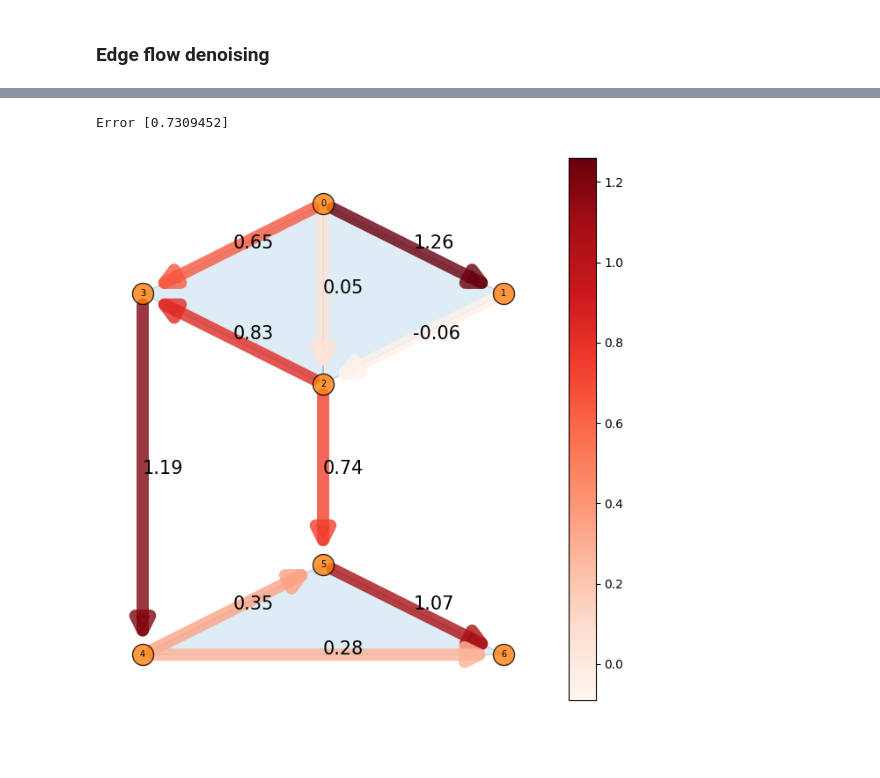
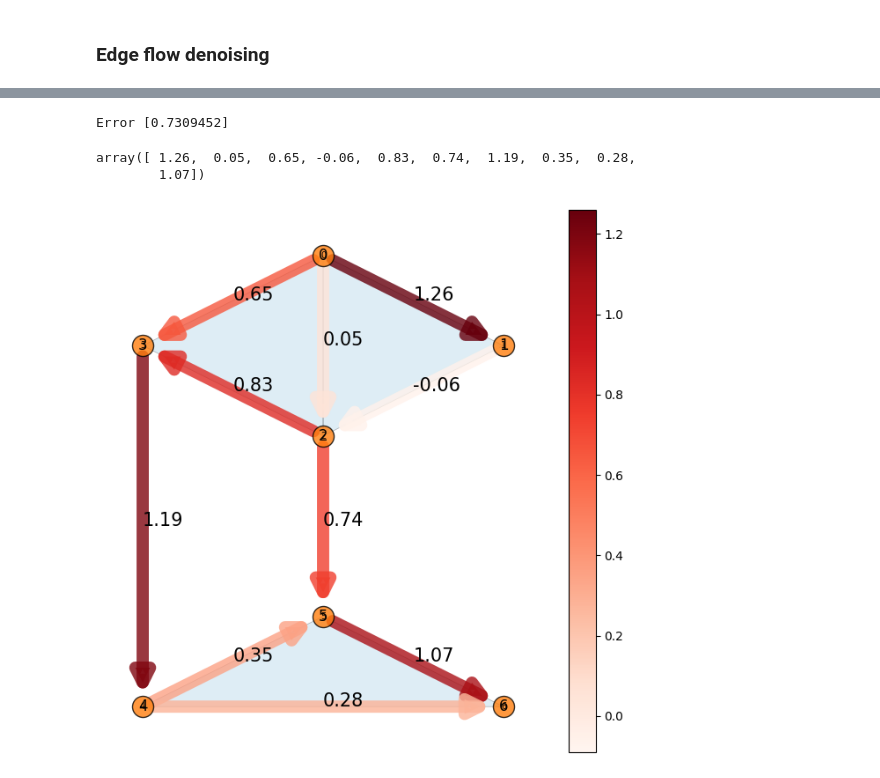
Before and after one commit to irtazahashmi/pytspl, a Jupyter notebook: notebooks/edge_flow_denoising.ipynb, the cells around one changed output, grey strips where cells are left out. Saved outputs shown, nothing was run; the diff lists cells and outputs as text; code cells hidden in the pictures; blank space fills up the shorter version.

```diff
--- a/notebooks/edge_flow_denoising.ipynb
+++ b/notebooks/edge_flow_denoising.ipynb
@@ -82,8 +82,11 @@ Error [0.70239255]
 # %%
 efd.denoise(f0=f0, f=f, P_choice="L1L")
 f_est = efd.f_estimated
 print("Error", efd.errors)
 scplot.draw_flow(np.round(f_est, 2))
+np.round(f_est, 2)
 # %% [output]
 Error [0.7309452]
+array([ 1.26,  0.05,  0.65, -0.06,  0.83,  0.74,  1.19,  0.35,  0.28,
+        1.07])
-[figure, old version]
+[figure, new version]
```
Also changed, not shown: parts of 1 cell of this notebook, 10 other files.
